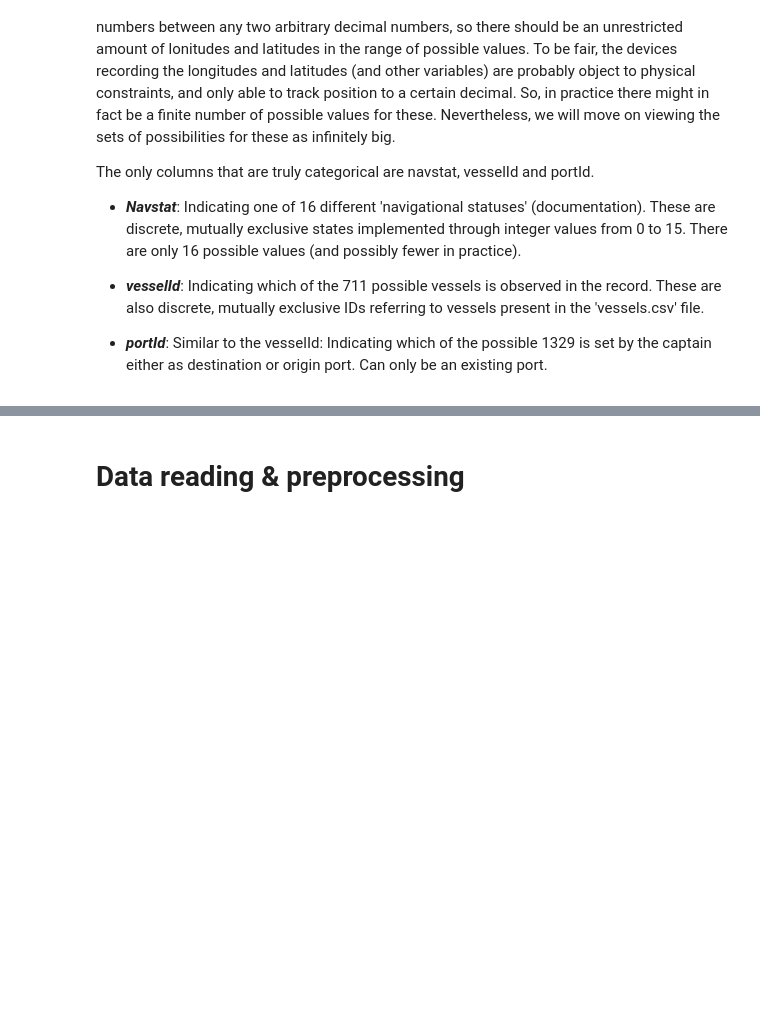
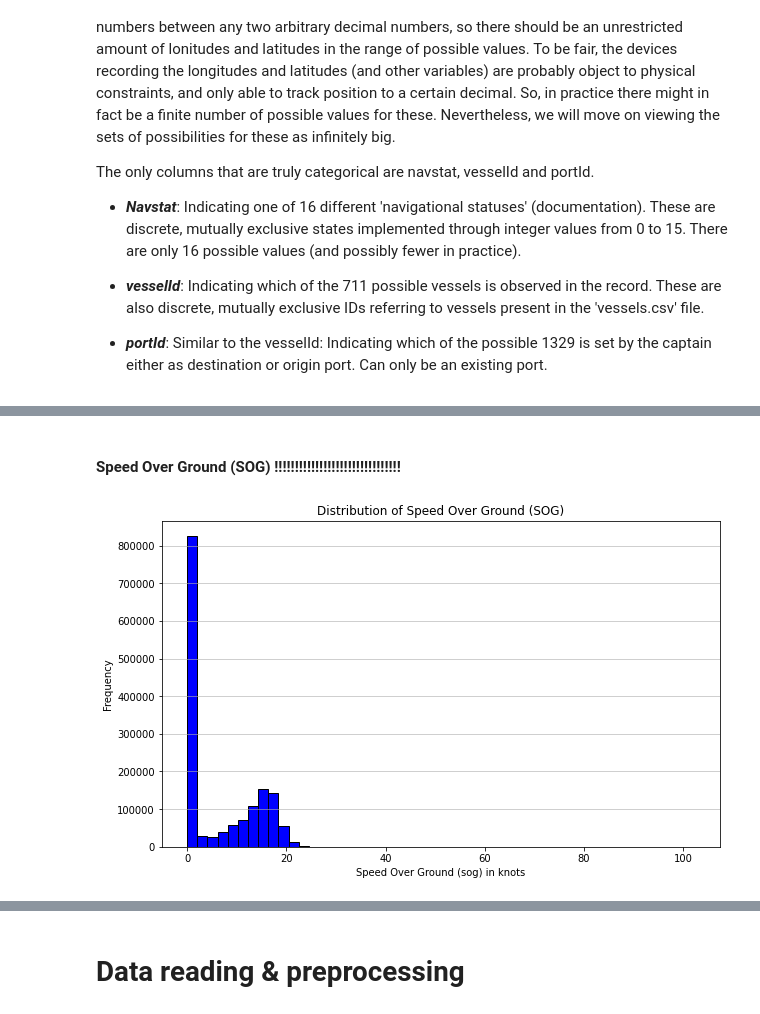
Before and after one commit to sondrmsk/MachineLearningProject, a Jupyter notebook: long_notebook_ML.ipynb, the cells around one changed output, grey strips where cells are left out. Saved outputs shown, nothing was run; the diff lists cells and outputs as text; code cells hidden in the pictures; blank space fills up the shorter version.

```diff
--- a/long_notebook_ML.ipynb
+++ b/long_notebook_ML.ipynb
@@ -165,0 +176,19 @@ Hedda, fiks histogram som gir meining med kommentarer
+# %%
+import pandas as pd
+import matplotlib.pyplot as plt
+
+# Load the data
+data = pd.read_csv('ais_train.csv', delimiter='|')
+# %% [markdown]
+#### Speed Over Ground (SOG) !!!!!!!!!!!!!!!!!!!!!!!!!!!!!!!
+# %%
+# Plotting the histogram for Speed Over Ground (SOG)
+plt.figure(figsize=(10, 6))
+plt.hist(data['sog'], bins=50, color='blue', edgecolor='black')
+plt.title('Distribution of Speed Over Ground (SOG)')
+plt.xlabel('Speed Over Ground (sog) in knots')
+plt.ylabel('Frequency')
+plt.grid(axis='y', alpha=0.75)
+plt.show()
+# %% [output]
+[figure, added]
```
Also changed, not shown: parts of 26 cells of this notebook.
